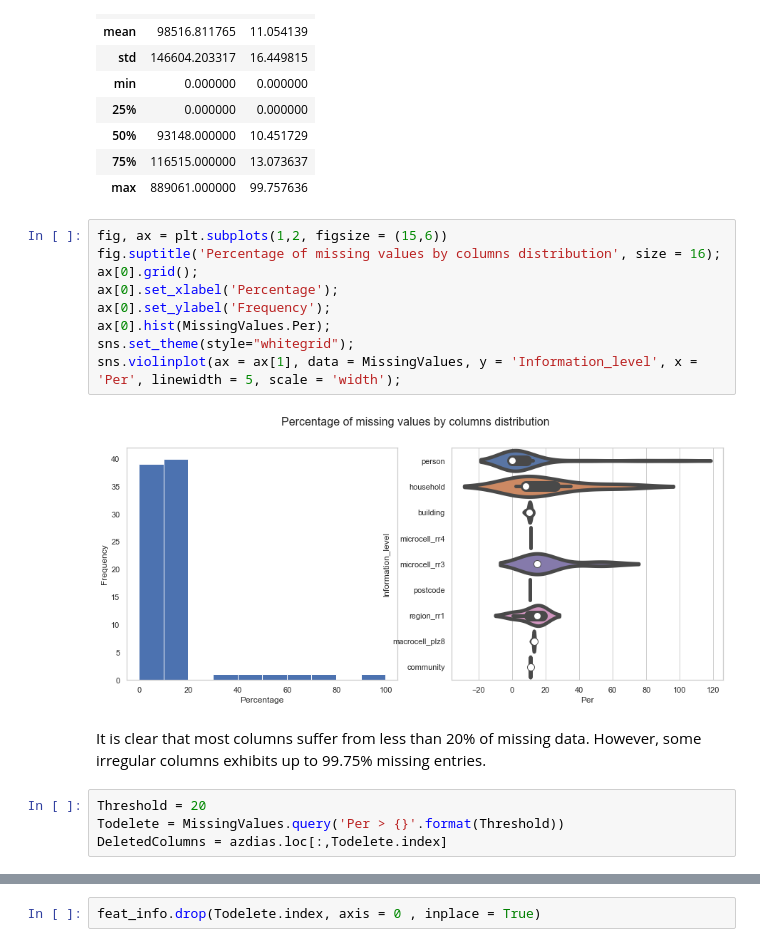
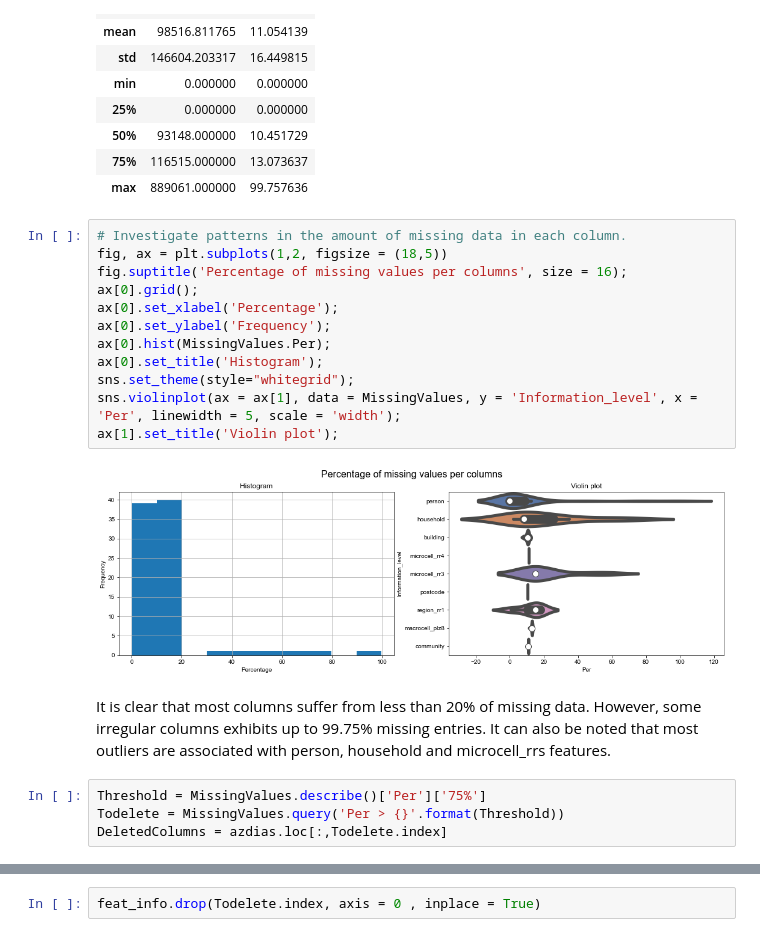
Before and after one commit to omarkhater/identify-customer-segments, a Jupyter notebook: Identify_Customer_Segments_Exploration.ipynb, the cells around one changed output, grey strips where cells are left out. Saved outputs shown, nothing was run; the diff lists cells and outputs as text.

```diff
--- a/Identify_Customer_Segments_Exploration.ipynb
+++ b/Identify_Customer_Segments_Exploration.ipynb
@@ -330,20 +335,23 @@ MissingValues.describe()
 | 75% | 116515.000000 | 13.073637 |
 | max | 889061.000000 | 99.757636 |
 # %%
-fig, ax = plt.subplots(1,2, figsize = (15,6))
-fig.suptitle('Percentage of missing values by columns distribution', size = 16);
+# Investigate patterns in the amount of missing data in each column.
+fig, ax = plt.subplots(1,2, figsize = (18,5))
+fig.suptitle('Percentage of missing values per columns', size = 16);
 ax[0].grid();
 ax[0].set_xlabel('Percentage');
 ax[0].set_ylabel('Frequency');
 ax[0].hist(MissingValues.Per);
+ax[0].set_title('Histogram');
 sns.set_theme(style="whitegrid");
 sns.violinplot(ax = ax[1], data = MissingValues, y = 'Information_level', x = 'Per', linewidth = 5, scale = 'width');
+ax[1].set_title('Violin plot');
 # %% [output]
-[figure, old version]
+[figure, new version]
 # %% [markdown]
-It is clear that most columns suffer from less than 20% of missing data. However, some irregular columns exhibits up to 99.75% missing entries.
+It is clear that most columns suffer from less than 20% of missing data. However, some irregular columns exhibits up to 99.75% missing entries. It can also be noted that most outliers are associated with person, household and microcell_rrs features.
 # %%
-Threshold = 20
+Threshold = MissingValues.describe()['Per']['75%']
 Todelete = MissingValues.query('Per > {}'.format(Threshold))
 DeletedColumns = azdias.loc[:,Todelete.index]
 # %%
```
Also changed, not shown: parts of 45 cells of this notebook, 2 other files.
